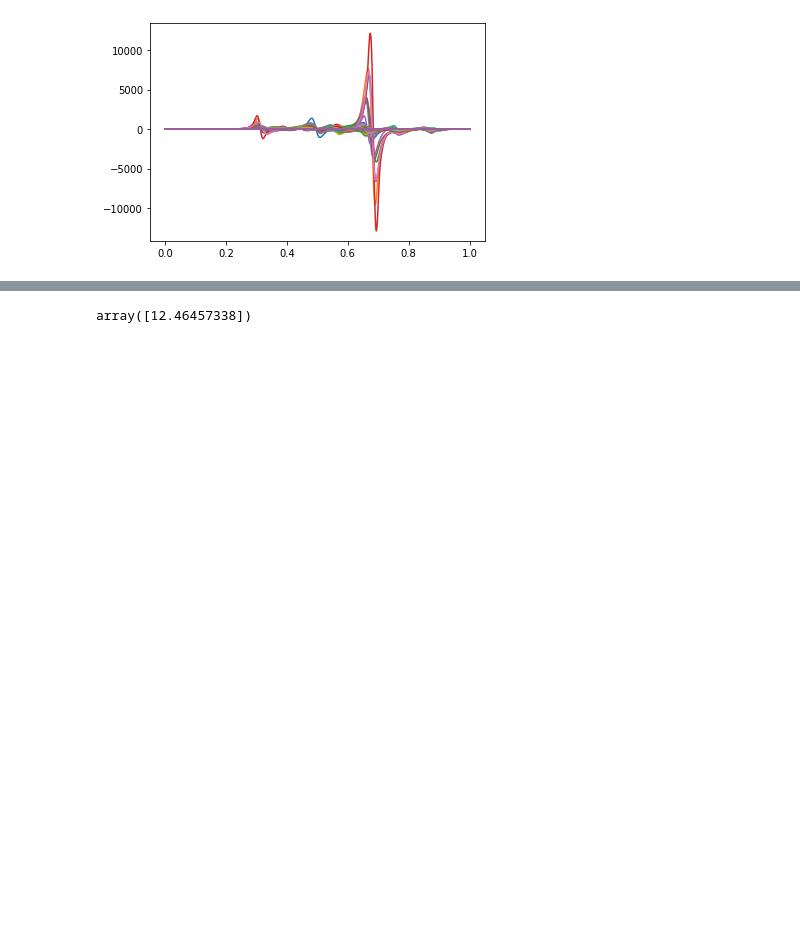
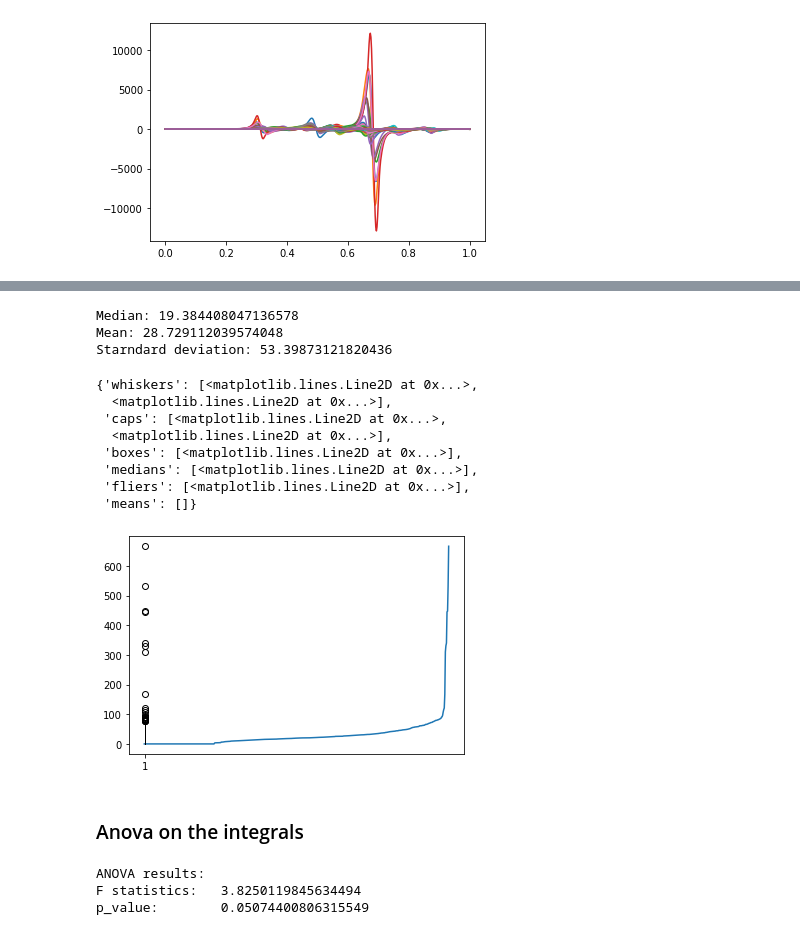
Before and after one commit to eriesp/FDAxEEG, a Jupyter notebook: Dataset/FIniding_features.ipynb, the cells around one changed output, grey strips where cells are left out. Saved outputs shown, nothing was run; the diff lists cells and outputs as text; code cells hidden in the pictures; blank space fills up the shorter version.

Commit message:
ANOVA integrali

```diff
--- a/Dataset/FIniding_features.ipynb
+++ b/Dataset/FIniding_features.ipynb
@@ -76,9 +102,39 @@ array([26.78575802])
 # %%
 # integral of the derivative of the control group
 Control_der_abs = Control_der
 Control_der_abs.data_matrix=np.abs(Control_der.data_matrix)
 
-int_cont=scipy.integrate.simpson(np.transpose(Control_der_abs.data_matrix[0]), Control_der_abs.grid_points[0])
-int_cont
+n_cont = Control_der_abs.data_matrix.shape[0]
+
+int_cont = np.empty(n_cont)
+for i in range(n_cont):
+    int_cont[i]=scipy.integrate.simpson(np.transpose(Control_der_abs.data_matrix[i]), Control_der_abs.grid_points[0])
+
+plt.plot(np.sort(int_cont))
+print("Median: "+str(np.median(int_cont)))
+print("Mean: "+str(np.mean(int_cont)))
+print("Starndard deviation: "+str(np.std(int_cont)))
+
+plt.boxplot(int_cont)
 # %% [output]
-array([12.46457338])
+Median: 19.384408047136578
+Mean: 28.729112039574048
+Starndard deviation: 53.39873121820436
+{'whiskers': [<matplotlib.lines.Line2D at 0x...>,
+  <matplotlib.lines.Line2D at 0x...>],
+ 'caps': [<matplotlib.lines.Line2D at 0x...>,
+  <matplotlib.lines.Line2D at 0x...>],
+ 'boxes': [<matplotlib.lines.Line2D at 0x...>],
+ 'medians': [<matplotlib.lines.Line2D at 0x...>],
+ 'fliers': [<matplotlib.lines.Line2D at 0x...>],
+ 'means': []}
+[figure, added]
+# %% [markdown]
+### Anova on the integrals
+# %%
+aov = scipy.stats.f_oneway(int_adhd,int_cont, axis=0)
+print("ANOVA results: \nF statistics: \t"+str(aov.statistic)+"\np_value: \t"+ str(aov.pvalue))
+# %% [output]
+ANOVA results:
+F statistics:   3.8250119845634494
+p_value:        0.05074400806315549
```
Also changed, not shown: parts of 3 cells of this notebook.
